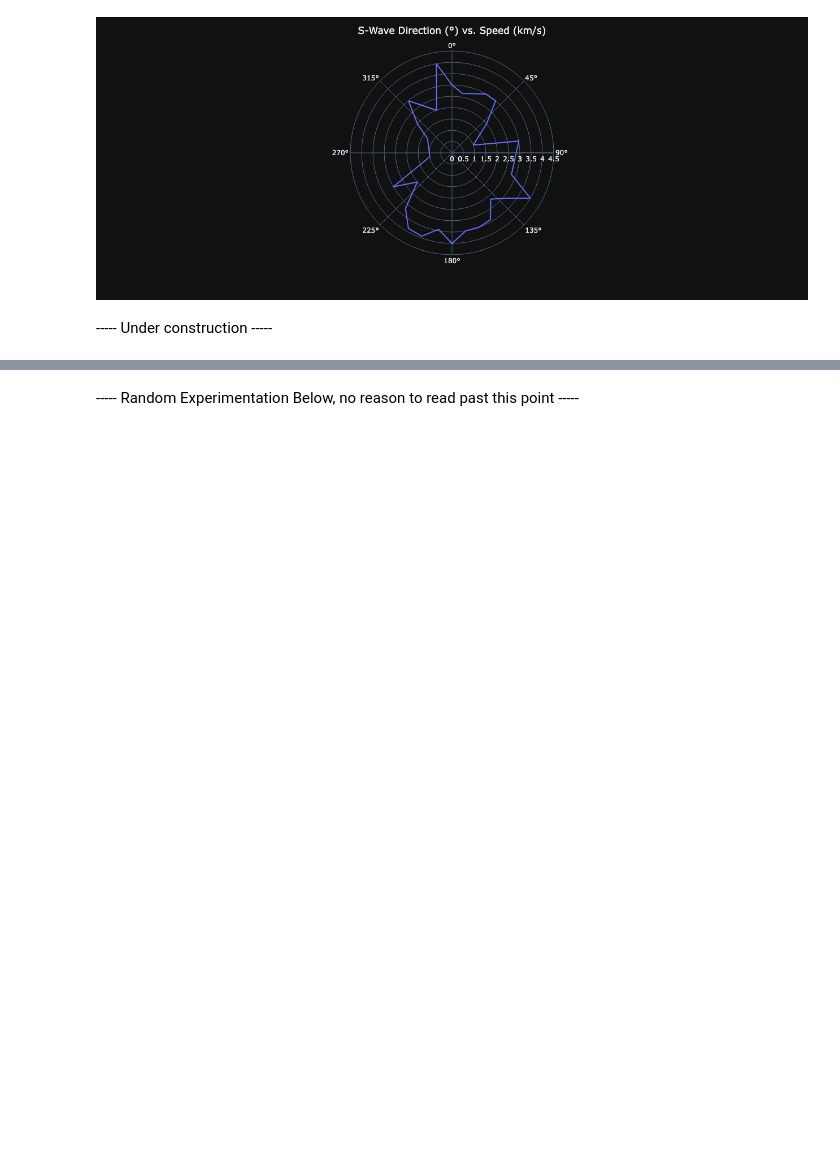
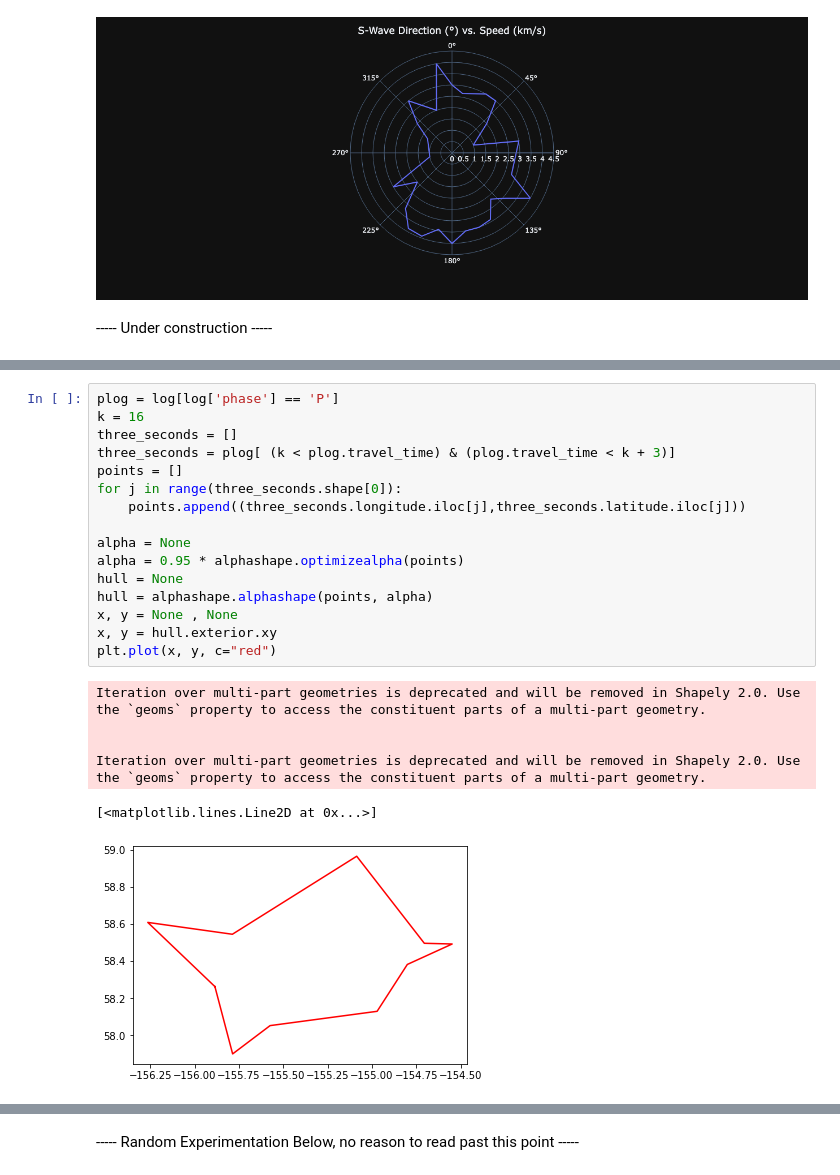
Before and after one commit to oceanhackweek/earthquakes, a Jupyter notebook: sandbox.ipynb, the cells around one changed output, grey strips where cells are left out. Saved outputs shown, nothing was run; the diff lists cells and outputs as text; blank space fills up the shorter version.

```diff
--- a/sandbox.ipynb
+++ b/sandbox.ipynb
@@ -220,0 +234,23 @@ Let's explore the azimuthal dependance of velocity with a plot of velocity vs az
+# %%
+plog = log[log['phase'] == 'P']
+k = 16
+three_seconds = []
+three_seconds = plog[ (k < plog.travel_time) & (plog.travel_time < k + 3)]
+points = []
+for j in range(three_seconds.shape[0]):
+    points.append((three_seconds.longitude.iloc[j],three_seconds.latitude.iloc[j]))
+
+alpha = None
+alpha = 0.95 * alphashape.optimizealpha(points)
+hull = None
+hull = alphashape.alphashape(points, alpha)
+x, y = None , None
+x, y = hull.exterior.xy
+plt.plot(x, y, c="red")
+# %% [output]
+Iteration over multi-part geometries is deprecated and will be removed in Shapely 2.0. Use the `geoms` property to access the constituent parts of a multi-part geometry.
+
+
+Iteration over multi-part geometries is deprecated and will be removed in Shapely 2.0. Use the `geoms` property to access the constituent parts of a multi-part geometry.
+[<matplotlib.lines.Line2D at 0x...>]
+[figure, added]
```
Also changed, not shown: parts of 8 cells of this notebook.
